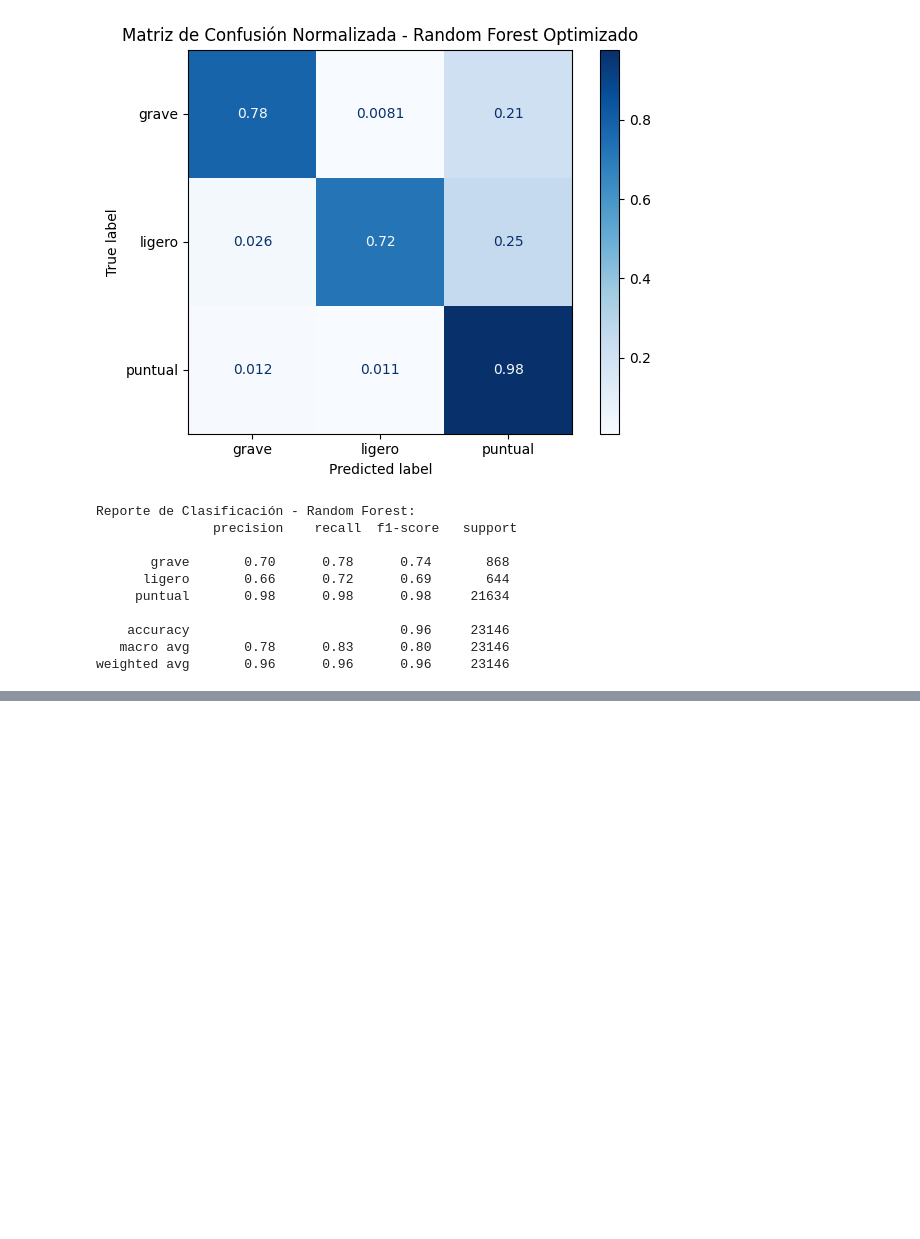
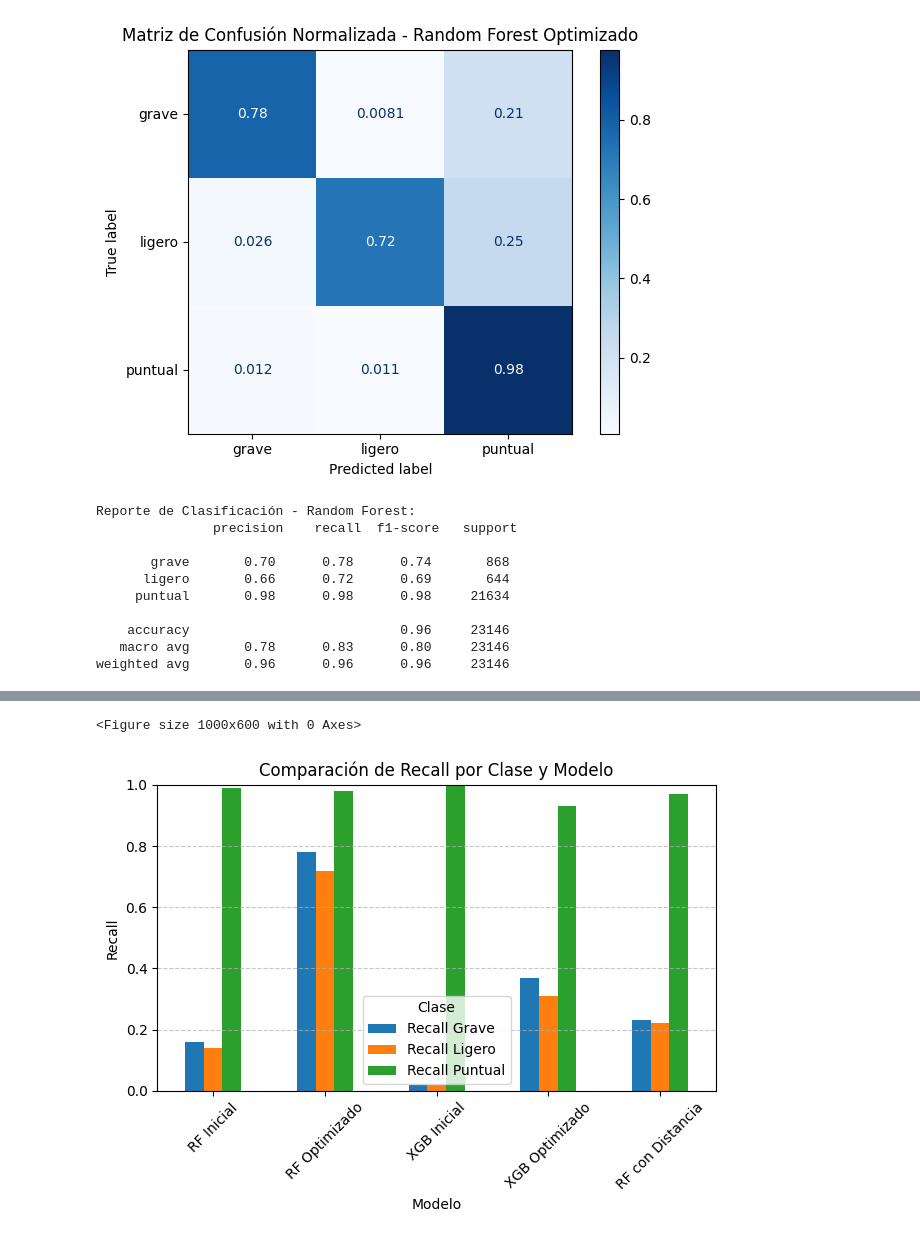
Before and after one commit to tsc221645/CC3074_Proyecto_Final, a Jupyter notebook: semana3/fase3.ipynb, the cells around one changed output, grey strips where cells are left out. Cells and saved outputs as stored; diff of their text form; code cells hidden in the pictures; blank space fills up the shorter version.

```diff
--- a/semana3/fase3.ipynb
+++ b/semana3/fase3.ipynb
@@ -343,0 +430,26 @@ KeyError: 'order_id'
+# %%
+# Datos de performance
+model_data = {
+    "Modelo": ["RF Inicial", "RF Optimizado", "XGB Inicial", "XGB Optimizado", "RF con Distancia"],
+    "Recall Grave": [0.16, 0.78, 0.02, 0.37, 0.23],
+    "Recall Ligero": [0.14, 0.72, 0.02, 0.31, 0.22],
+    "Recall Puntual": [0.99, 0.98, 1.00, 0.93, 0.97]
+}
+
+# Crear DataFrame
+df_models = pd.DataFrame(model_data)
+
+# Crear gráfico
+plt.figure(figsize=(10, 6))
+df_models.set_index("Modelo")[["Recall Grave", "Recall Ligero", "Recall Puntual"]].plot(kind="bar")
+plt.title("Comparación de Recall por Clase y Modelo")
+plt.ylabel("Recall")
+plt.ylim(0, 1)
+plt.xticks(rotation=45)
+plt.grid(axis='y', linestyle='--', alpha=0.7)
+plt.legend(title="Clase")
+plt.tight_layout()
+plt.show()
+# %% [output]
+<Figure size 1000x600 with 0 Axes>
+[figure, added]
```
Also changed, not shown: parts of 19 cells of this notebook, 5 other files.
